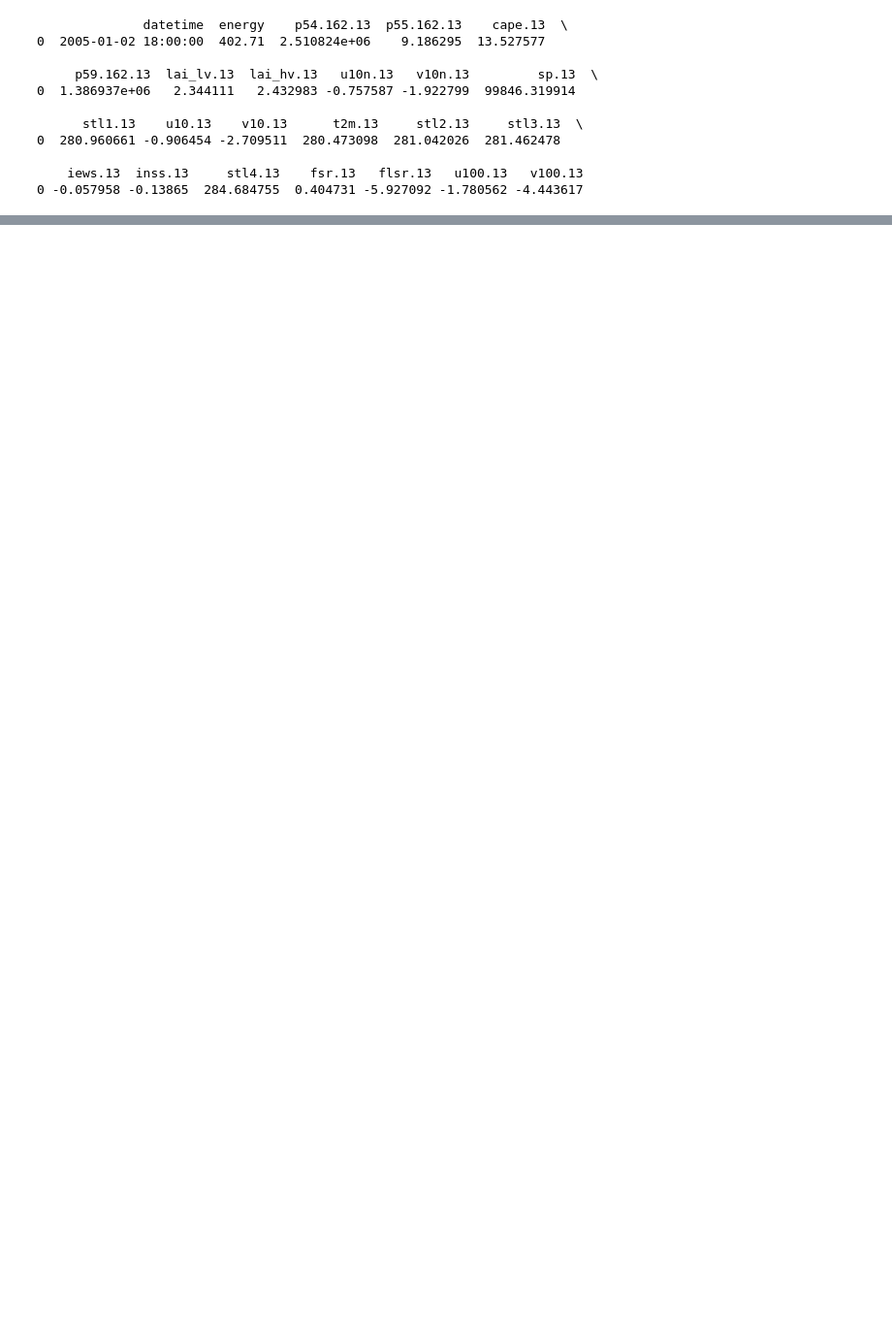
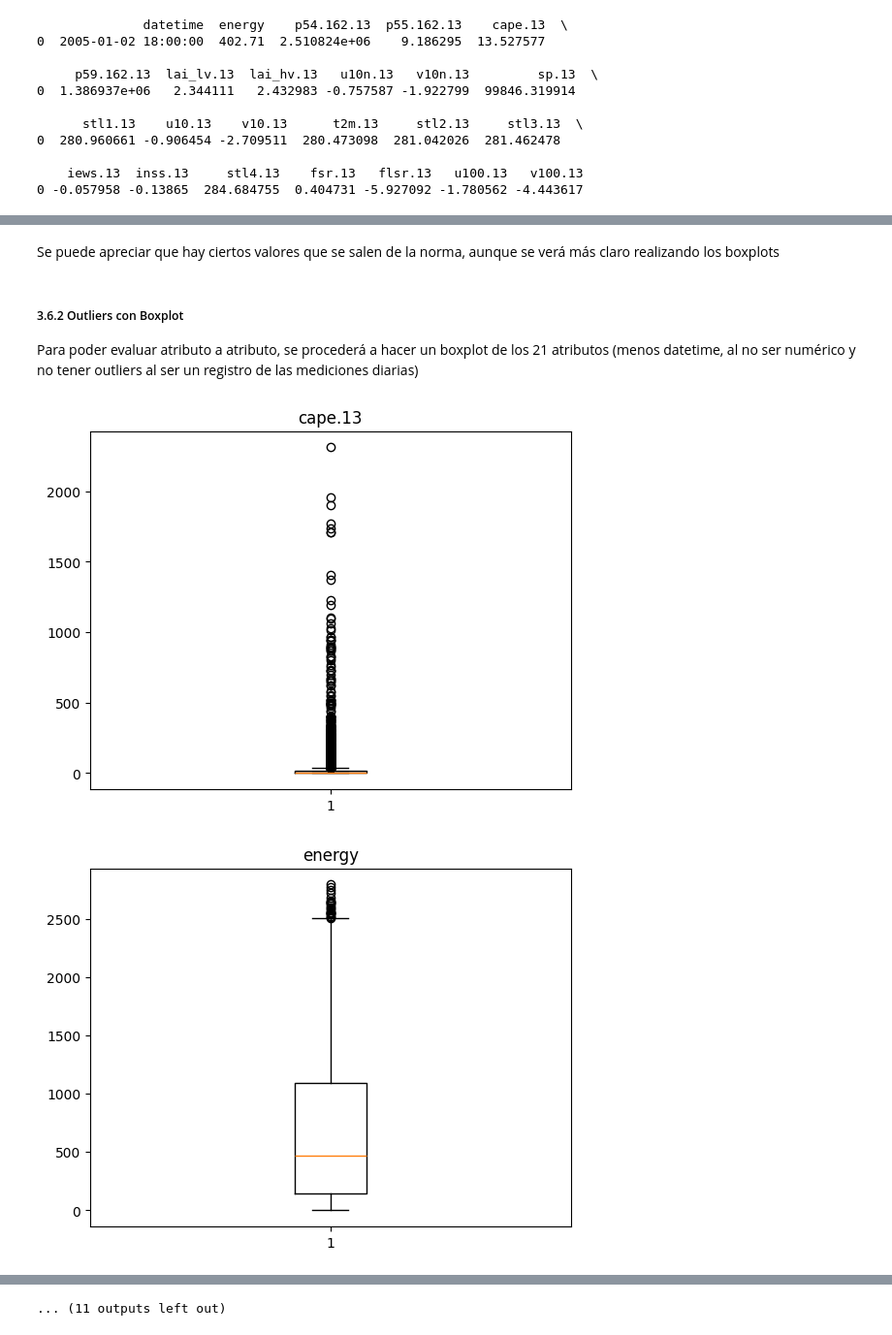
Before and after one commit to MiguelMHR/PrediccionEnergiaEolica, a Jupyter notebook: EDA_analisis.ipynb, the cells around one changed output, grey strips where cells are left out. Shown: that part at 97% size. Drawn from its saved outputs; the diff is of its cells as text; code cells hidden in the pictures; blank space fills up the shorter version.

```diff
--- a/EDA_analisis.ipynb
+++ b/EDA_analisis.ipynb
@@ -120,0 +201,21 @@ Nombre de las columnas:
+# %% [markdown]
+Se puede apreciar que hay ciertos valores que se salen de la norma, aunque se verá más claro realizando los boxplots
+# %% [markdown]
+##### 3.6.2 Outliers con Boxplot
+Para poder evaluar atributo a atributo, se procederá a hacer un boxplot de los 21 atributos (menos datetime, al no ser numérico y no tener outliers al ser un registro de las mediciones diarias)
+# %%
+# Boxplot para cada atributo y sacamos los outliers de cada uno
+outliers = []
+for attribute in wind_ava.columns.difference([columna_excluida]):
+    plt.boxplot(wind_ava[attribute])
+    plt.title(attribute)
+    plt.show()
+    Q1 = wind_ava[attribute].quantile(0.25)
+    Q3 = wind_ava[attribute].quantile(0.75)
+    IQR = Q3 - Q1
+    lower_bound = Q1 - 1.5 * IQR
+    upper_bound = Q3 + 1.5 * IQR
+    outliers.append(wind_ava[(wind_ava[attribute] < lower_bound) | (wind_ava[attribute] > upper_bound)].index)
+# %% [output]
+[figure, added]
+[figure, added]
@@ -120,0 +232 @@ Nombre de las columnas:
+... (11 outputs left out)
```
Also changed, not shown: parts of 26 cells of this notebook, 1 other file.
